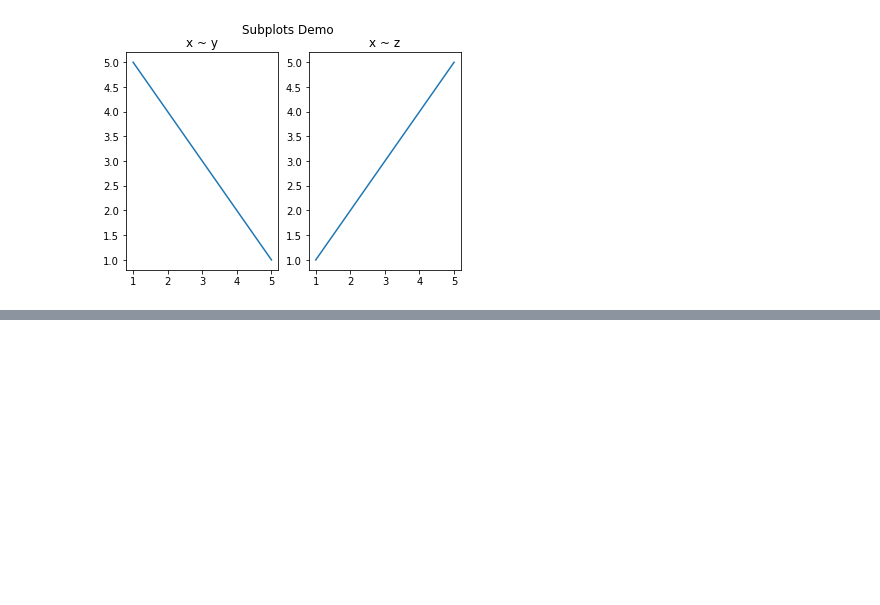
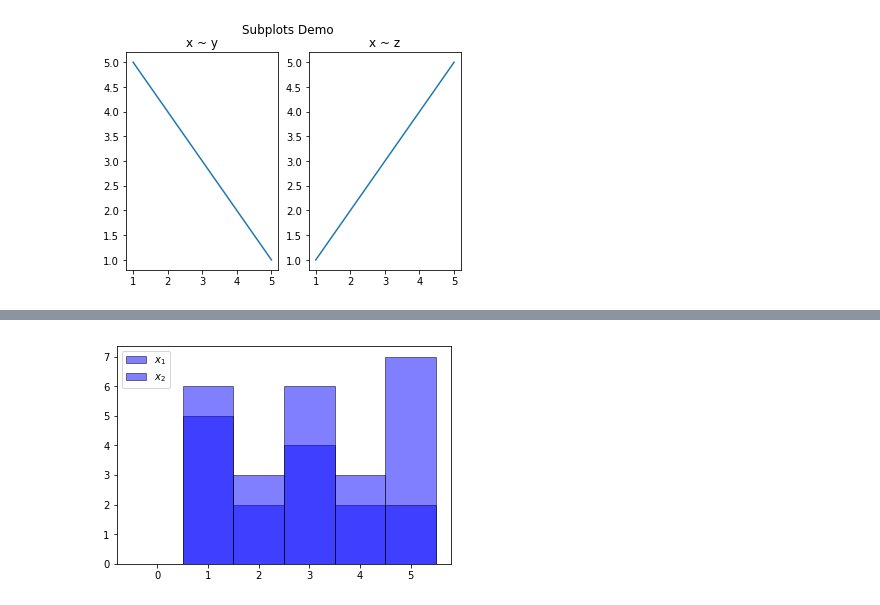
Before and after one commit to CodeupClassroom/bayes-python-exercises, a Jupyter notebook: matplotlib_demo.ipynb, the cells around one changed output, grey strips where cells are left out. Cells and saved outputs as stored; diff of their text form; code cells hidden in the pictures; blank space fills up the shorter version.

```diff
--- a/matplotlib_demo.ipynb
+++ b/matplotlib_demo.ipynb
@@ -129,0 +142,10 @@ plt.show()
+# %%
+x1 = [random.randint(1, 5) for _ in range(20)]
+x2 = [random.randint(1, 5) for _ in range(20)]
+
+plt.hist(x1, bins=[0, 1, 2, 3, 4, 5, 6], align='left', edgecolor='black', alpha=0.5, color='blue',label='$x_1$')
+plt.hist(x2, bins=[0, 1, 2, 3, 4, 5, 6], align='left', edgecolor='black', alpha=0.5, color='blue',label='$x_2$')
+plt.legend()#legend pulls it labeling from label parameter in call of plotting function
+plt.show()
+# %% [output]
+[figure, added]
```
Also changed, not shown: parts of 10 cells of this notebook.
